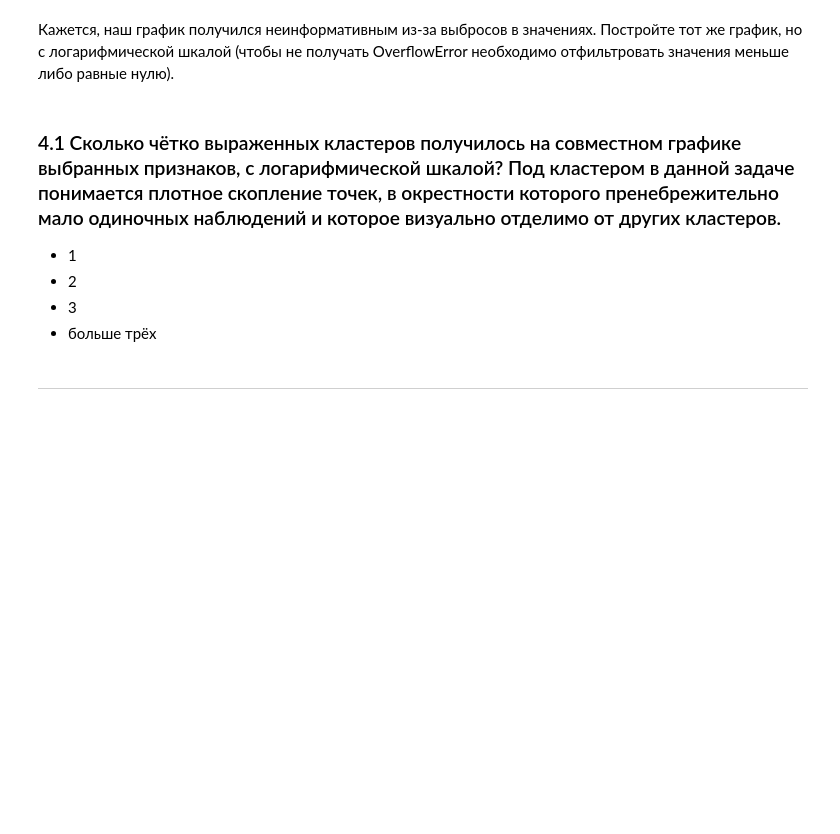
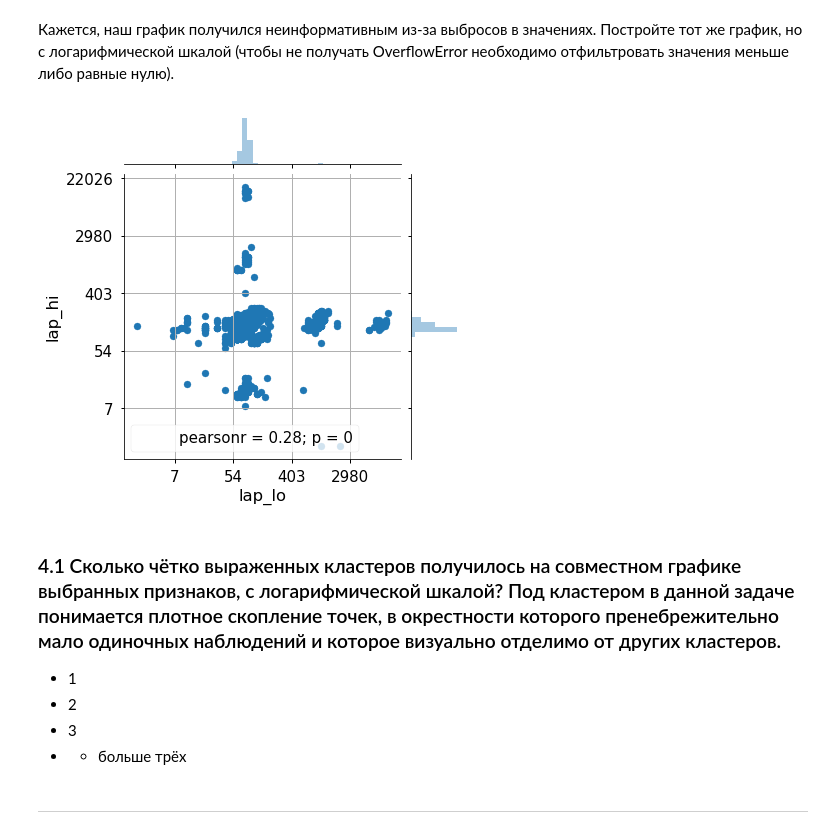
Before and after one commit to Kryvonis/ml_open, a Jupyter notebook: hw2_session3_visual_data_analysis.ipynb, the cells around one changed output. Cells and saved outputs as stored; diff of their text form; code cells hidden in the pictures; blank space fills up the shorter version.

```diff
--- a/hw2_session3_visual_data_analysis.ipynb
+++ b/hw2_session3_visual_data_analysis.ipynb
@@ -284,19 +287,29 @@ sns.kdeplot(df_w,ax=axs[1]);
 Кажется, наш график получился неинформативным из-за выбросов в значениях. Постройте тот же график, но с логарифмической шкалой (чтобы не получать OverflowError необходимо отфильтровать значения меньше либо равные нулю).
 # %%
 # Ваш код здесь
+f1 = 'ap_lo'
+f2 = 'ap_hi'
+df4=df.copy()[[f1,f2]]
+df4=df4[(df4[f1]>0) & (df4[f2]>0)]
+df4['l'+f1]=df4[f1].apply(np.log1p)
+df4['l'+f2]=df4[f2].apply(np.log1p)
+g=sns.jointplot(x='l'+f1,y='l'+f2,data=df4, dropna=True)
 
+# g = sns.jointplot(x='ap_lo', y='ap_hi', data=df);
 # -------------------- #
 
 """Сетка"""
 g.ax_joint.grid(True)
 
-"""Преобразуем логарифмические значения на шкалах в реальные"""
+# """Преобразуем логарифмические значения на шкалах в реальные"""
 g.ax_joint.yaxis.set_major_formatter(matplotlib.ticker.FuncFormatter(lambda x, pos: str(round(int(np.exp(x))))))
 g.ax_joint.xaxis.set_major_formatter(matplotlib.ticker.FuncFormatter(lambda x, pos: str(round(int(np.exp(x))))))
+# %% [output]
+[figure, added]
 # %% [markdown]
 ### 4.1 Сколько чётко выраженных кластеров получилось на  совместном графике выбранных признаков, с логарифмической шкалой? Под кластером в данной задаче понимается плотное скопление точек, в окрестности которого пренебрежительно мало одиночных наблюдений и которое визуально отделимо от других кластеров.
 
 - 1
 - 2
 - 3
-- больше трёх
+- + больше трёх
```
Also changed, not shown: parts of 10 cells of this notebook, 1 other file.
